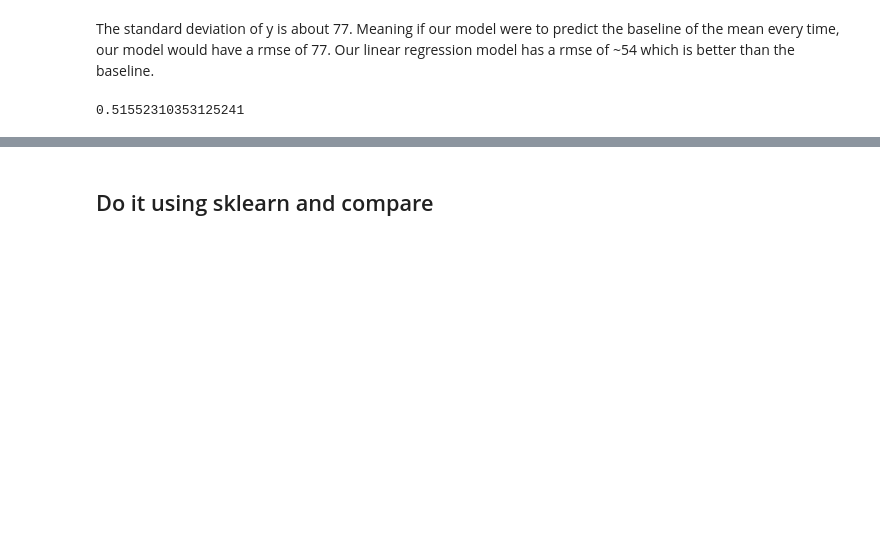
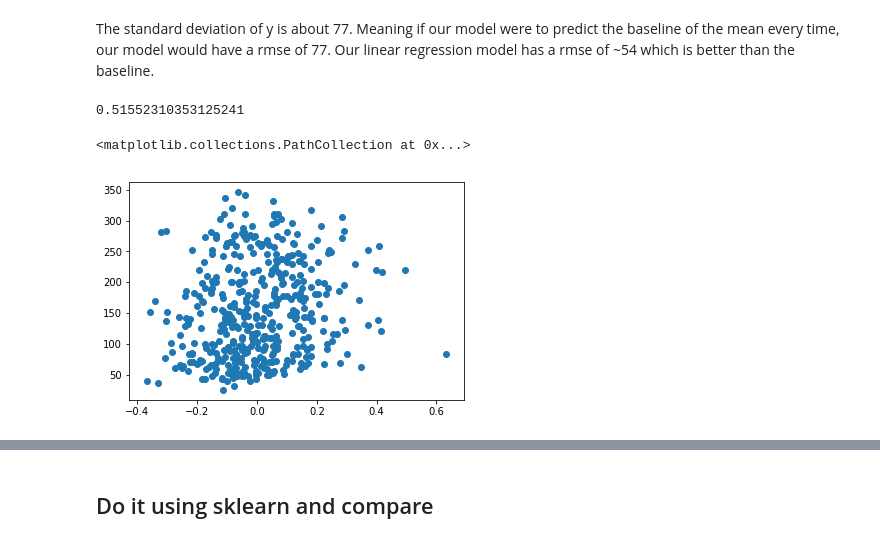
Before and after one commit to nieoh/ml_eng_playground, a Jupyter notebook: LinearRegression.ipynb, the cells around one changed output, grey strips where cells are left out. Cells and saved outputs as stored; diff of their text form; code cells hidden in the pictures; blank space fills up the shorter version.

Commit message:
added plots of features vs y

```diff
--- a/LinearRegression.ipynb
+++ b/LinearRegression.ipynb
@@ -206,3 +206,8 @@ R_sq = 1-(SS_r/SS_t)
 R_sq
 # %% [output]
 0.51552310353125241
+# %%
+plt.scatter(X[:, 5], y)
+# %% [output]
+<matplotlib.collections.PathCollection at 0x...>
+[figure, added]
```
Also changed, not shown: parts of 8 cells of this notebook.
